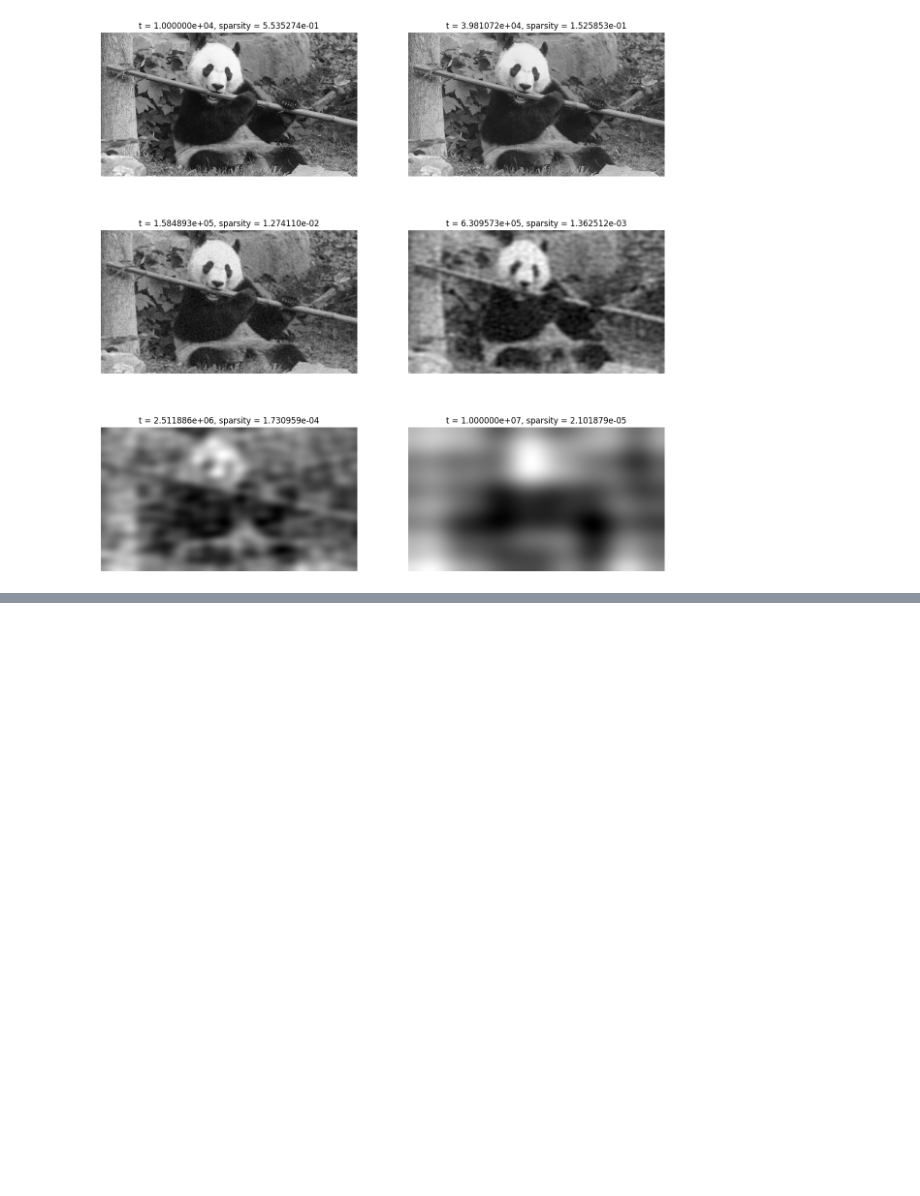
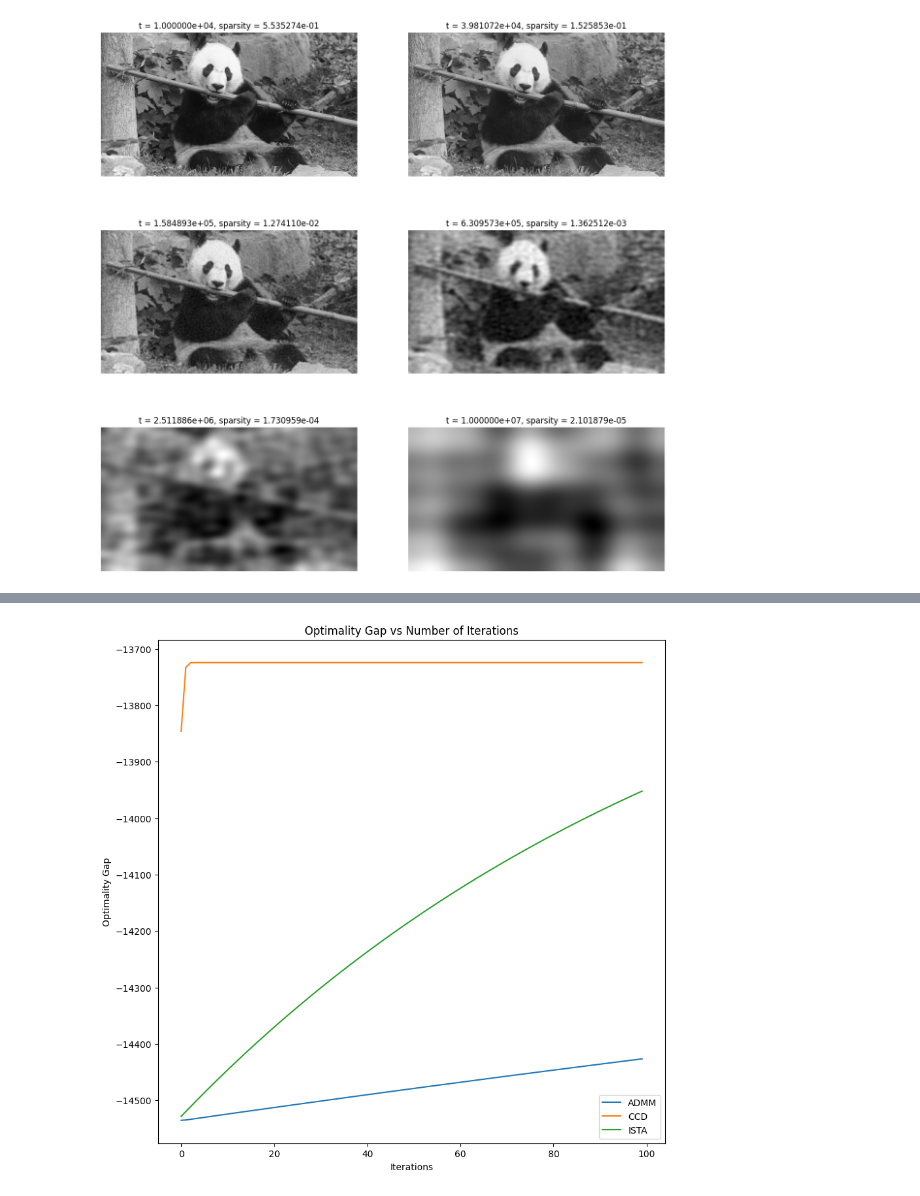
Before and after one commit to darkopetrov/DAT570_Continuous_optimization_in_data_science, a Jupyter notebook: Module_4/Notebook_4.ipynb, the cells around one changed output, grey strips where cells are left out. Saved outputs shown, nothing was run; the diff lists cells and outputs as text; code cells hidden in the pictures; blank space fills up the shorter version.

```diff
--- a/Module_4/Notebook_4.ipynb
+++ b/Module_4/Notebook_4.ipynb
@@ -430,0 +408,28 @@ plt.show()
+# %%
+plt.figure(figsize=(10, 10))
+max_iter = 100
+la = 0.5
+tol = 1e-32
+int_val_arr = np.linspace(0.01, 0.9, 10)
+
+
+theta_ista, obj_val_ista = LASSO_ISTA(x, y, lam=la, max_iter=max_iter, tol=tol)
+theta_ccd, obj_val_ccd = LASSO_CCD(x, y, lam=la, max_iters=max_iter, tol=tol)
+theta1_admm, theta2_admm, obj_val_admm = LASSO_ADMM(x, y, lam=la, max_iter=max_iter, tol=tol, rho=rho)
+
+
+optimality_gap_admm = [opt_obj_val - obj_val for obj_val in obj_val_admm]
+optimality_gap_ccd= [opt_obj_val - obj_val for obj_val in obj_val_ccd]
+optimality_gap_ista = [opt_obj_val - obj_val for obj_val in obj_val_ista]
+
+
+plt.plot(optimality_gap_admm, label=f"ADMM")
+plt.plot(optimality_gap_ccd, label=f"CCD")
+plt.plot(optimality_gap_ista, label=f"ISTA")
+plt.legend()
+plt.xlabel("Iterations")
+plt.ylabel("Optimality Gap")
+plt.title("Optimality Gap vs Number of Iterations")
+plt.show()
+# %% [output]
+[figure, added]
```
Also changed, not shown: parts of 16 cells of this notebook.
